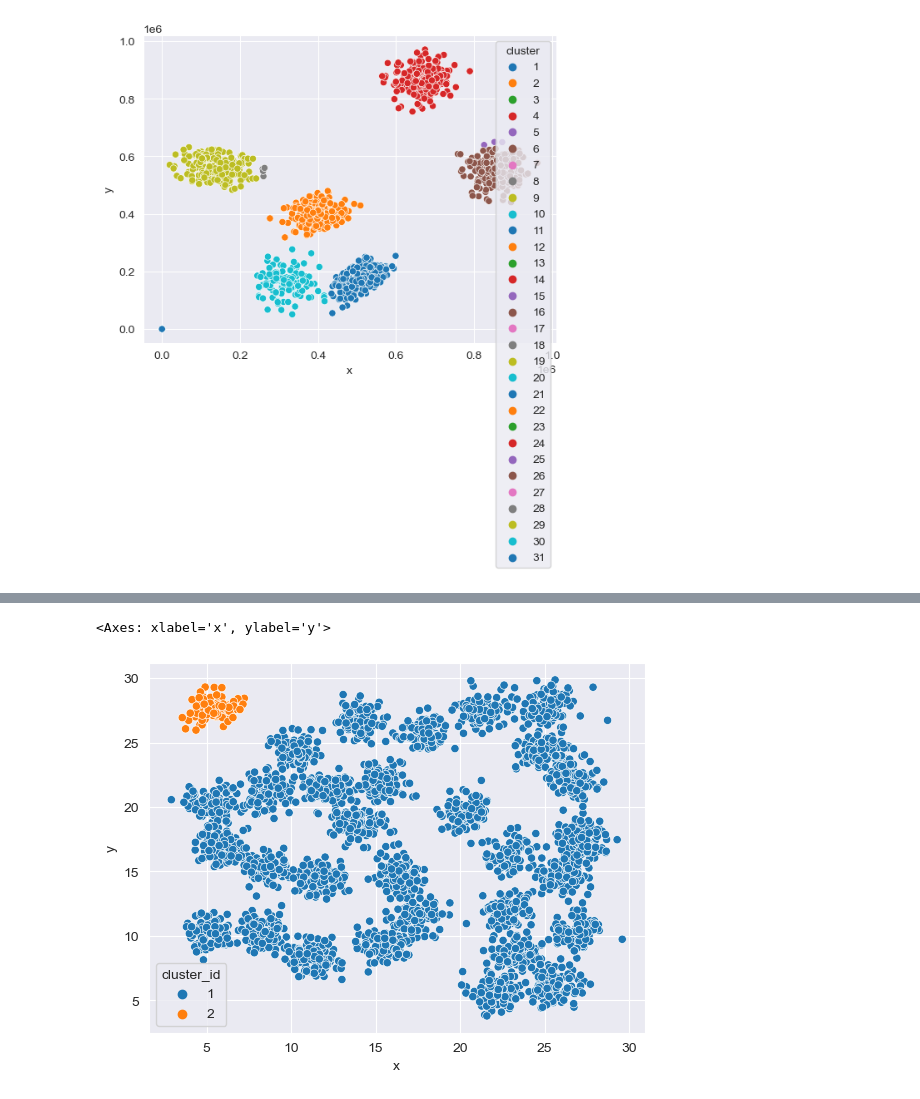
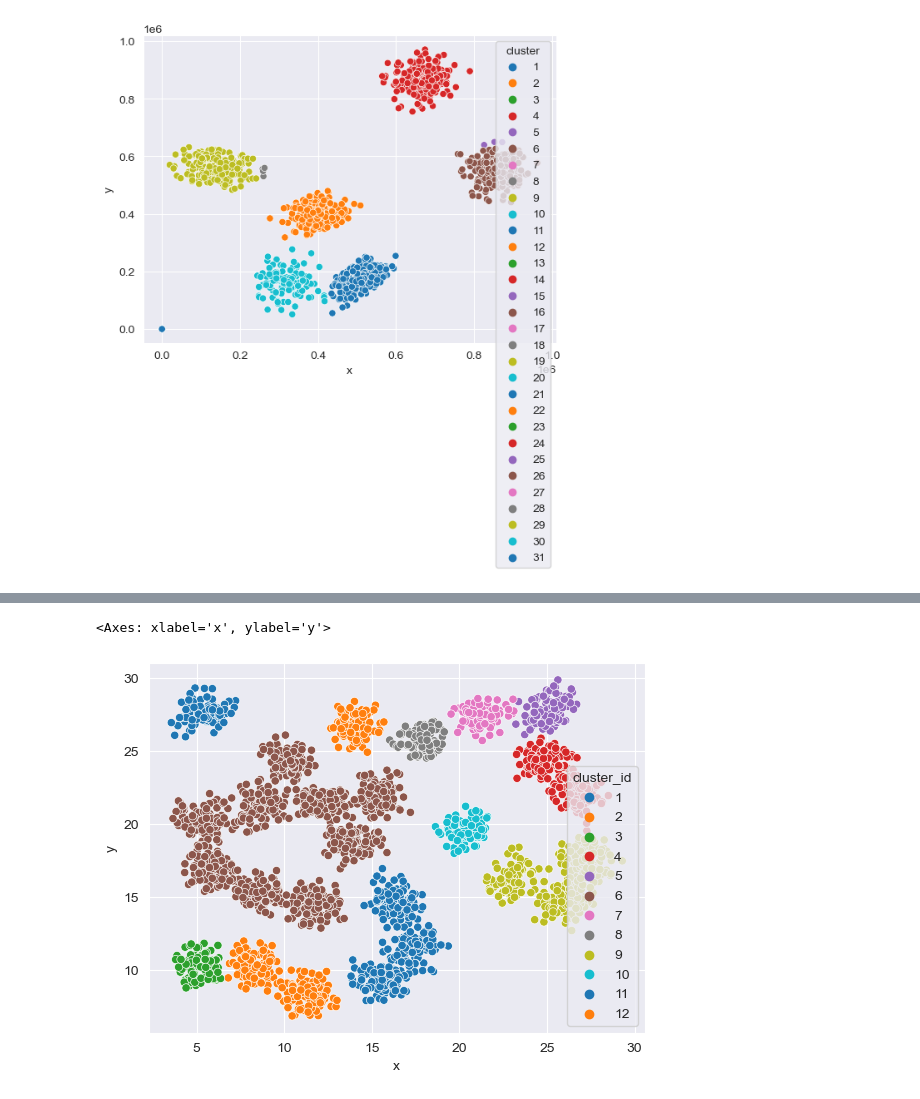
Before and after one commit to KyuHwan00/CSE304_DataMining_G4, a Jupyter notebook: A2_G4/test.ipynb, the cells around one changed output, grey strips where cells are left out. Saved outputs shown, nothing was run; the diff lists cells and outputs as text; code cells hidden in the pictures.

```diff
--- a/A2_G4/test.ipynb
+++ b/A2_G4/test.ipynb
@@ -61,5 +61,6 @@ sns.scatterplot(x='x', y='y', hue='cluster_id',     data=made, palette='tab10')
-# %%
-sns.scatterplot(x='x', y='y', hue='cluster_id',     data=made, palette='tab10')
-# %% [output]
-<Axes: xlabel='x', ylabel='y'>
-[figure, removed]
+# %%
+made = pd.read_csv('./output.csv')
+sns.scatterplot(x='x', y='y', hue='cluster_id',     data=made, palette='tab10')
+# %% [output]
+<Axes: xlabel='x', ylabel='y'>
+[figure, added]
```
Also changed, not shown: parts of 1 cell of this notebook, 2 other files.
